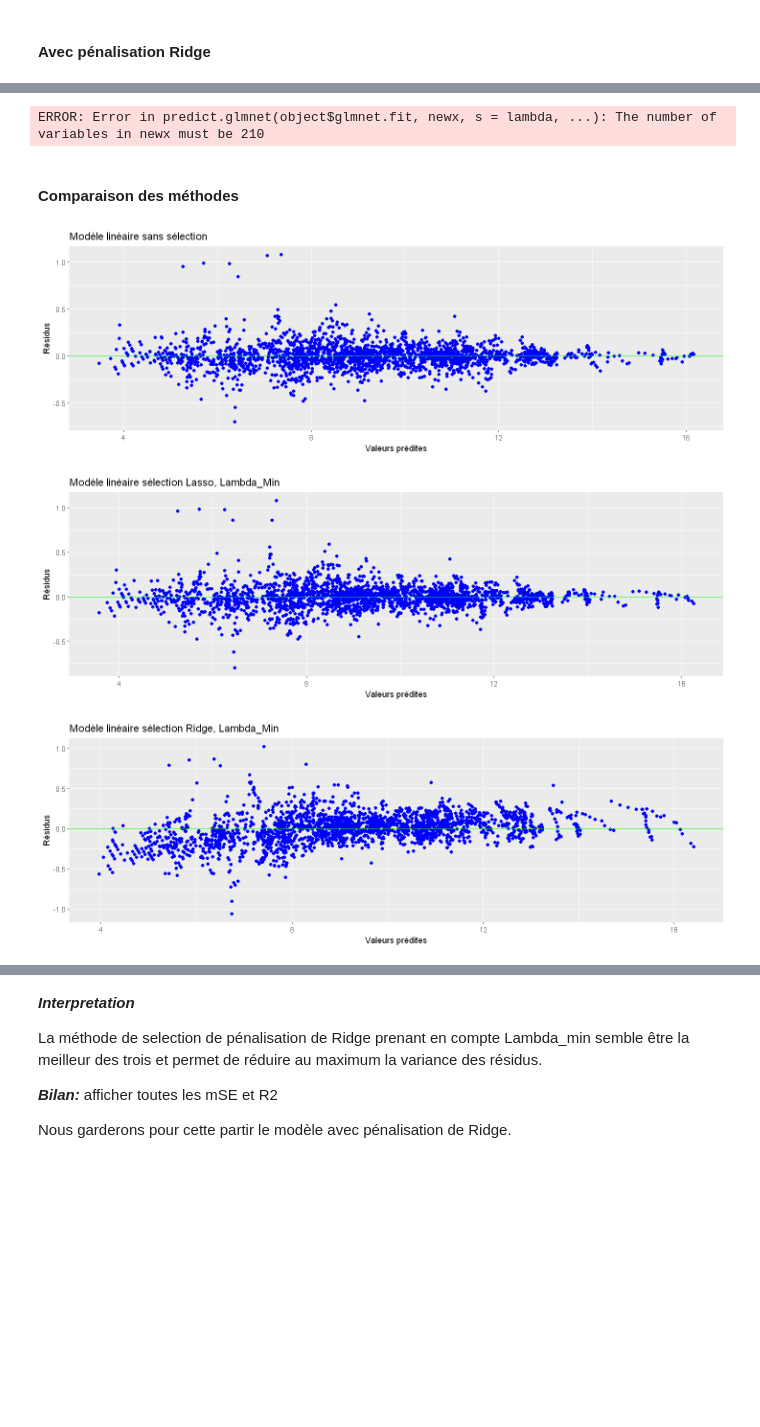
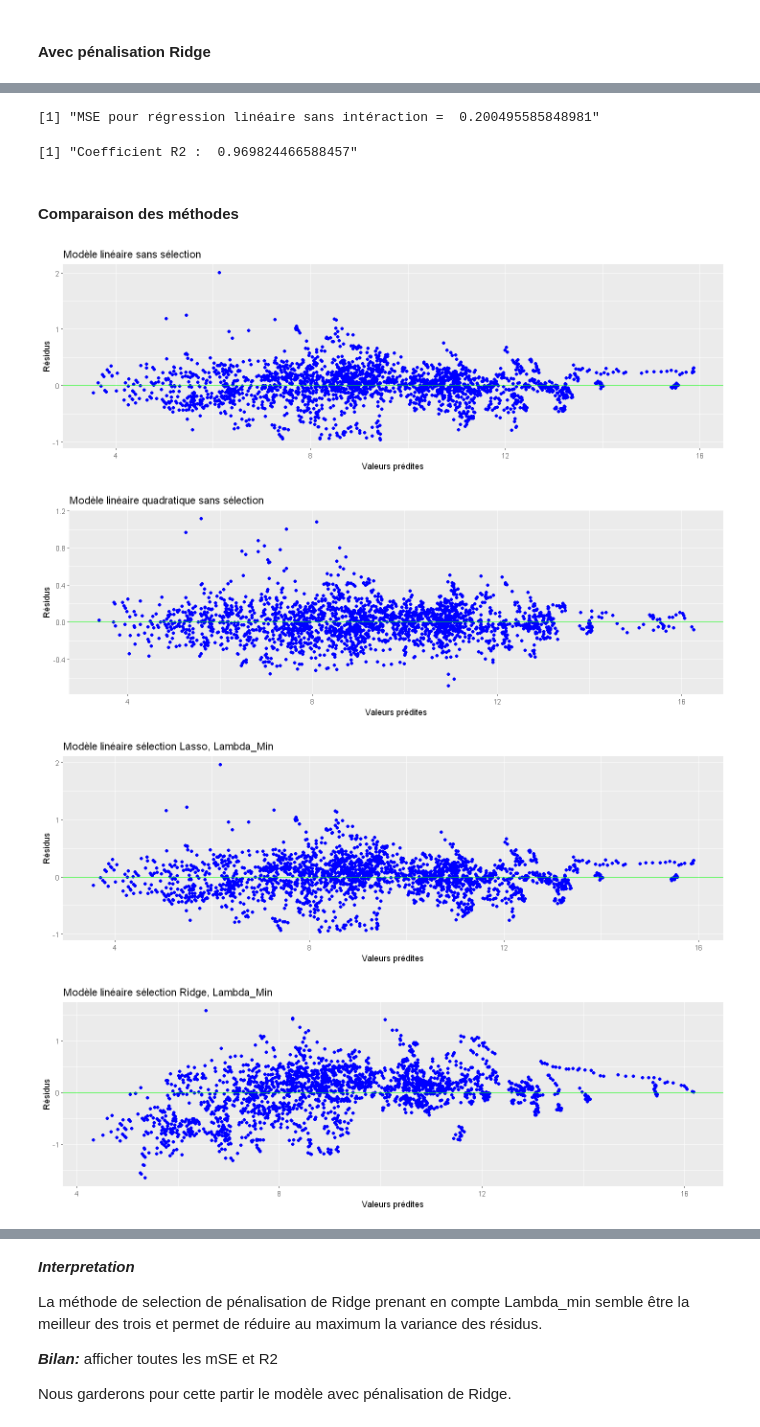
Before and after one commit to PaolaDeTruchis/MachineLearning, a Jupyter notebook: Projet_ML_R.ipynb, the cells around one changed output, grey strips where cells are left out. Drawn from its saved outputs; the diff is of its cells as text; code cells hidden in the pictures; blank space fills up the shorter version.

```diff
--- a/Projet_ML_R.ipynb
+++ b/Projet_ML_R.ipynb
@@ -612,9 +589,9 @@ gplot.res <- function(x, y, titre = "titre"){
 set.seed(123) # initialisation du générateur aléatoire pour avoir des résultats reproductibles
 
 ratio_test <- 0.2   # part de l'échantillon test, ici 20% de l'ensemble des données
-
-n_ind = nrow(data_centre) # nombre de lignes dans les données
-n_var = ncol(data_centre) # nombre de colonnes
+data_quanti =data_centre[,3:17]
+n_ind = nrow(data_quanti) # nombre de lignes dans les données
+n_var = ncol(data_quanti) # nombre de colonnes
 n_test = ceiling(n_ind * ratio_test) # Taille de l'échantillon test (ceiling = arrondis sup)
 
 print(paste0("Nombre d'individus (total) : " , n_ind))
@@ -625,11 +602,11 @@ indices_test = sample(1:n_ind, n_test) # Indice échantillon test : on sélectio
 indices_appr = setdiff(1:n_ind, indices_test)  # indices de l'échantillon d'apprentissage : prend de 1:n privé des précédents
 
 
-data_appr = data_centre[indices_appr,] # Echantillon d'apprentissage ; CO2 = 11e var de data_centre
-data_test = data_centre[indices_test,] # Echantillon test
+data_appr = data_quanti[indices_appr,] # Echantillon d'apprentissage ; CO2 = 11e var de data_centre
+data_test = data_quanti[indices_test,] # Echantillon test
 
-CO2_appr = data_centre[indices_appr, 11]
-CO2_test = data_centre[indices_test, 11]
+CO2_appr = data_quanti[indices_appr, 9]
+CO2_test = data_quanti[indices_test, 9]
 
 paste("Résumé de l'échantillon d'apprentissage : ", dim(data_appr)[1], "individus et ", dim(data_appr)[2], "variables")
 paste("Résumé de l'échantillon de test : ", dim(data_test)[1], "individus et ", dim(data_test)[2], "variables")
@@ -691,8 +673,8 @@ paste("Coefficient R2 : ", r2_lm)
 # Estimation du modèle avec intéraction d'ordre 2
 
 reg.lm2 = aov(L_Value_CO2 ~ .^2 , data=data_appr) # ANCOVA  car qualitatif + quantitatif
-res.lm2 = reg.lm$residuals                     # Extraction des résidus
-fit.lm2 = reg.lm$fitted.values                 # Extraction des valeurs ajustées
+res.lm2 = reg.lm2$residuals                     # Extraction des résidus
+fit.lm2 = reg.lm2$fitted.values                 # Extraction des valeurs ajustées
 
 gplot.res(fit.lm2,res.lm2,"ANCOVA d'ordre 2 sans sélection de variables")
 # %% [output]
@@ -782,8 +806,9 @@ abline(v=log(reg.lasso.cv$lambda.min),col="red")  #avec min est ce que y'a pas b
 fit.lasso.min = predict(reg.lasso.cv, s = "lambda.min", newx = x.mat)
 res.lasso.min = data_appr$L_Value_CO2 - fit.lasso.min
 # %%
+x.mat_test = model.matrix(L_Value_CO2 ~ . - 1, data = data_test)
 
-CO2_pred_lasso_min = predict(reg.lasso.cv, data_test) # Prédiction CO2 avec échantillon test + modèle ancova sans intéraction
+CO2_pred_lasso_min = predict(reg.lasso.cv, s = "lambda.min", newx=x.mat_test) # Prédiction CO2 avec échantillon test + modèle ancova sans intéraction
 
 mse_lasso_min = mean(res.lasso.min^2) # Moyenne des carrés des résidus
 r2_lasso_min = cor(data_test$L_Value_CO2, CO2_pred_lasso_min)^2
@@ -838,7 +880,9 @@ abline(v=log(reg.ridge.cv$lambda.min),col="red")
 fit.ridge.min = predict(reg.ridge.cv, s = "lambda.min", newx = x.mat)
 res.ridge.min = data_appr$L_Value_CO2 - fit.ridge.min
 # %%
-CO2_pred_ridge = predict(reg.ridge.cv, data_test) # Prédiction CO2 avec échantillon test + modèle ancova sans intéraction
+x.mat_test = model.matrix(L_Value_CO2 ~ . - 1, data = data_test)
+
+CO2_pred_ridge = predict(reg.ridge.cv, s = "lambda.min", newx=x.mat_test) # Prédiction CO2 avec échantillon test + modèle ancova sans intéraction
 
 mse_ridge = mean(res.ridge.min^2) # Moyenne des carrés des résidus
 r2_ridge = cor(data_test$L_Value_CO2, CO2_pred_ridge)^2
@@ -846,18 +890,21 @@ r2_ridge = cor(data_test$L_Value_CO2, CO2_pred_ridge)^2
 paste("MSE pour régression linéaire sans intéraction = ", mse_ridge)
 paste("Coefficient R2 : ", r2_ridge)
 # %% [output]
-ERROR: Error in predict.glmnet(object$glmnet.fit, newx, s = lambda, ...): The number of variables in newx must be 210
+[1] "MSE pour régression linéaire sans intéraction =  0.200495585848981"
+[1] "Coefficient R2 :  0.969824466588457"
 # %% [markdown]
 #### Comparaison des méthodes
 # %%
 # Affichage
 options(repr.plot.width = 12, repr.plot.height = 4)
 par(mfrow = c(1, 3))
 gplot.res(fit.lm,res.lm,"Modèle linéaire sans sélection")
+gplot.res(fit.lm2,res.lm2,"Modèle linéaire quadratique sans sélection")
 gplot.res(fit.lasso.min, res.lasso.min, "Modèle linéaire sélection Lasso, Lambda_Min")
 gplot.res(fit.ridge.min, res.ridge.min, "Modèle linéaire sélection Ridge, Lambda_Min")
 # %% [output]
-[figure, old version]
+[figure, new version]
-[figure, old version]
+[figure, new version]
-[figure, old version]
+[figure, new version]
+[figure, added]
 # %%
```
Also changed, not shown: parts of 55 cells of this notebook.
